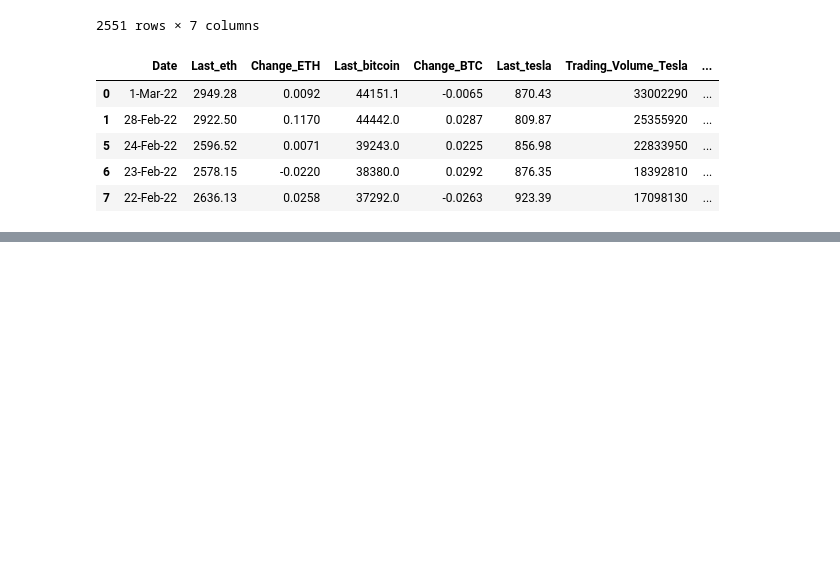
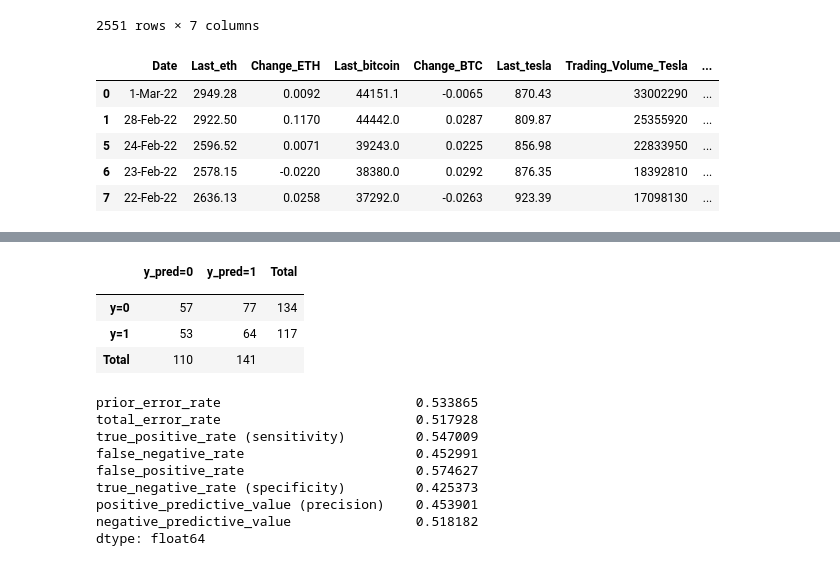
Before and after one commit to RojaReddy329/MachineLearningProject, a Jupyter notebook: ProjectNotebook.ipynb, the cells around one changed output, grey strips where cells are left out. Cells and saved outputs as stored; diff of their text form; code cells hidden in the pictures; blank space fills up the shorter version.

```diff
--- a/ProjectNotebook.ipynb
+++ b/ProjectNotebook.ipynb
@@ -229,0 +291,26 @@ array([1, 1, 1, 1, 1, 1, 1, 1, 1, 1, 1, 1, 1, 1, 1, 1, 1, 0, 1, 1, 1, 1,
+# %%
+KNN_model = KNeighborsRegressor(n_neighbors=1).fit(x_train_1,y_train_1)
+
+KNN_predict = KNN_model.predict(x_test) #Predictions on Testing data
+KNN_predict
+
+confusion_mtx = confusion_matrix(y_test, KNN_predict)
+display(confusion_table(confusion_mtx))
+
+knn_stats = classifier_stats(confusion_mtx)
+knn_stats
+# %% [output]
+|  | y_pred=0 | y_pred=1 | Total |
+|  |  |  |  |
+| y=0 | 57 | 77 | 134 |
+| y=1 | 53 | 64 | 117 |
+| Total | 110 | 141 |  |
+prior_error_rate                         0.533865
+total_error_rate                         0.517928
+true_positive_rate (sensitivity)         0.547009
+false_negative_rate                      0.452991
+false_positive_rate                      0.574627
+true_negative_rate (specificity)         0.425373
+positive_predictive_value (precision)    0.453901
+negative_predictive_value                0.518182
+dtype: float64
```
Also changed, not shown: parts of 7 cells of this notebook, 1 other file.
